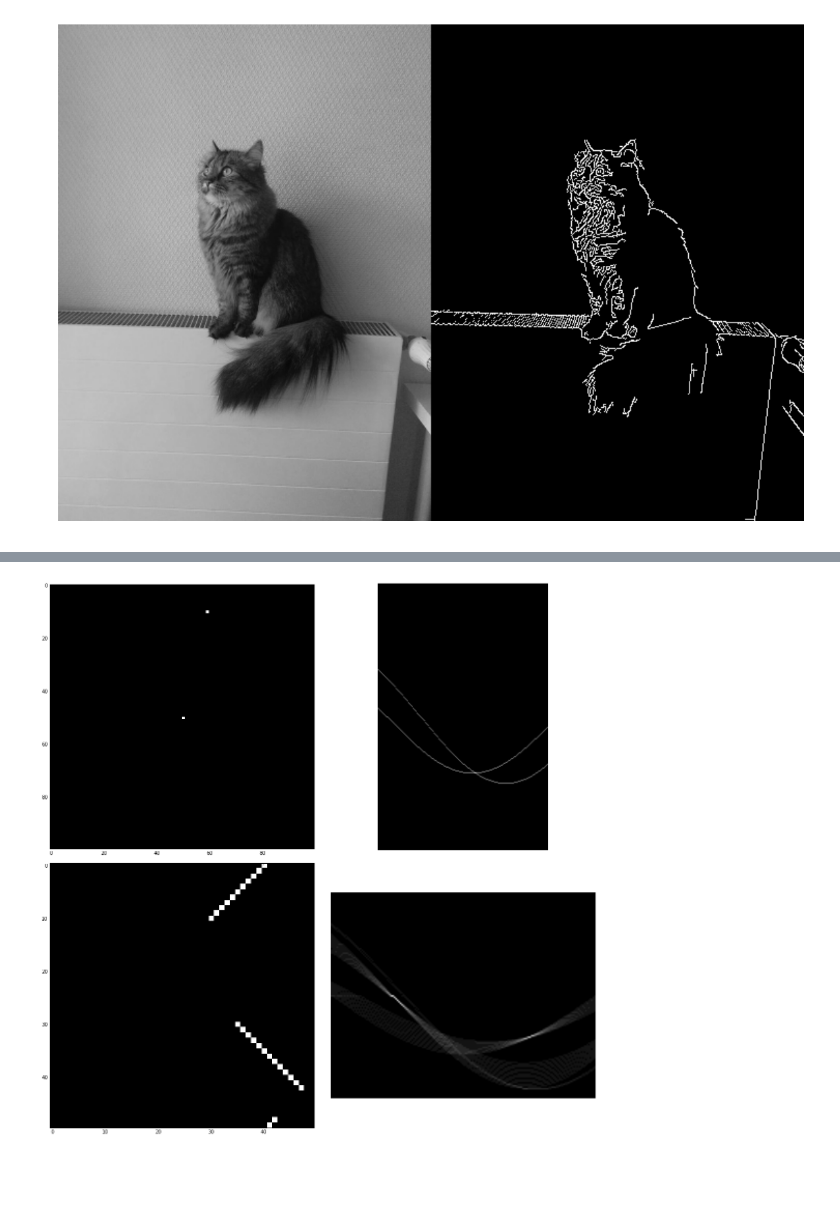
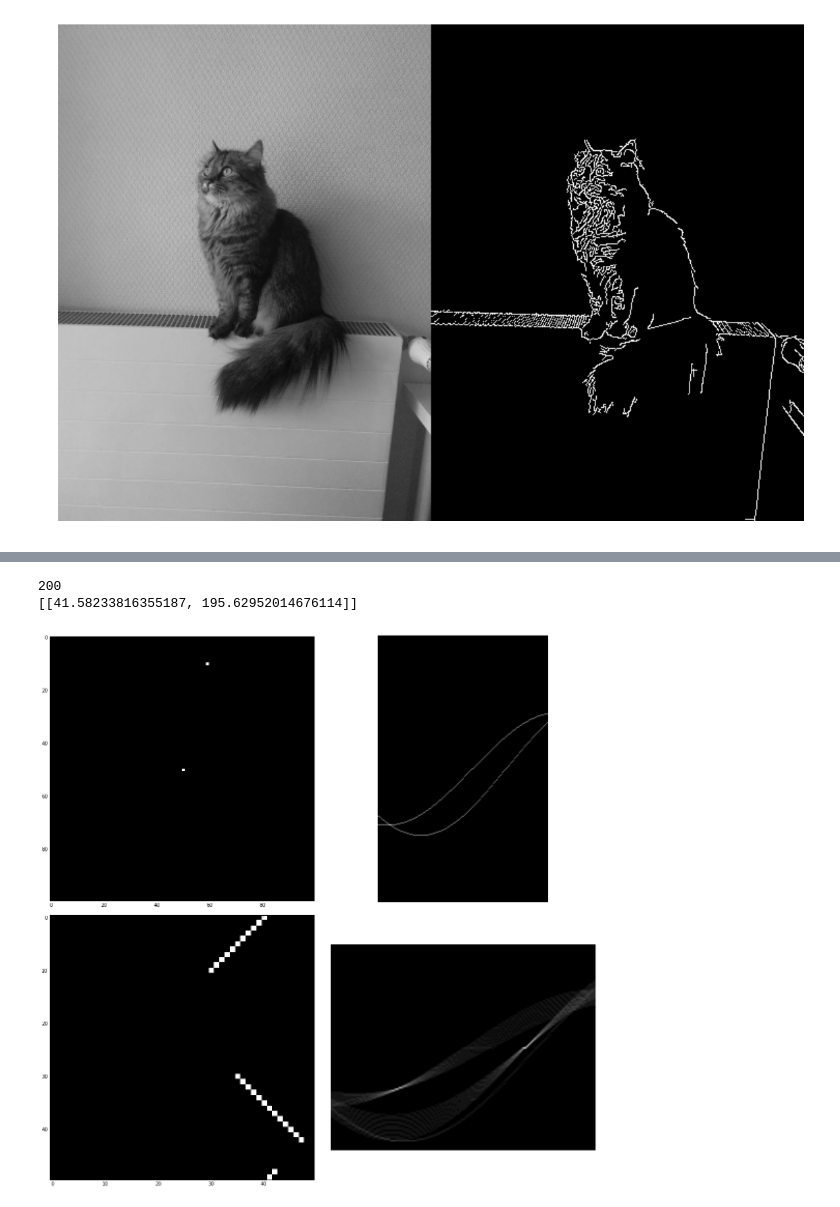
Before and after one commit to justayak/computer_vision_ws2015, a Jupyter notebook: play/Overview.ipynb, the cells around one changed output, grey strips where cells are left out. Cells and saved outputs as stored; diff of their text form; code cells hidden in the pictures; blank space fills up the shorter version.

```diff
--- a/play/Overview.ipynb
+++ b/play/Overview.ipynb
@@ -64,0 +149,16 @@ Smila = jv.imresize(Smila, size)
+# %%
+# DoG (image from wikipedia)
+I = Smila.copy()
+
+A = ndimage.filters.gaussian_filter(I, 0.9)
+B = ndimage.filters.gaussian_filter(I, 4)
+
+C = B - A
+
+I = np.array(Image.open('flow_wiki.jpg').convert('L'))
+
+A = ndimage.filters.gaussian_filter(I, 0.2)
+B = ndimage.filters.gaussian_filter(I, 1)
+C = A - B
+
+jv.plot_mats([I, C], cols=2)
@@ -112,36 +214,81 @@ def transform_hough_space_line(I):
     Extr = jv.extract_points(I)
     for [y,x] in Extr:
         for Phi in range(0, deg):
-            rad = math.radians(Phi-int(deg/2))
+            #rad = math.radians(Phi-int(deg/2))
+            rad = math.radians(Phi)
             p = int(x * math.cos(rad) + y * math.sin(rad))
             p += mdist
             H[p,Phi] = H[p,Phi] + 1
     return H
 
+def dehough_line(H):
+    """
+    de-houghs a hough space using a very primitive method..
+    @params H: Hough space
+    """
+    results = []
+    deg = H.shape[1]
+
+    lower_bound = np.max(H) * 0.5  # everything below is just a point..
+    lowest_dist = 5
+
+    R = (H > lower_bound) * 1
+
+    candidates = jv.extract_points(R)
+    propective_lines = []
+
+    # broken!
+    for i in range(0, len(candidates), 2):
+        for j in range(1, len(candidates), 2):
+            A = candidates[i]
+            B = candidates[j]
+            dist = math.sqrt((A[0]-B[0])**2 + (A[1]-B[1])**2)
+            propective_lines.append(A)
+            if dist > lowest_dist:
+                propective_lines.append(B)
+
+    for [p, Rho] in propective_lines:
+        #rad = math.radians(Rho-int(deg/2))
+        print(p)
+        rad = math.radians(Rho)
+        x = p * math.cos(rad)
+        y = p * math.sin(rad)
+        results.append([y,x])
+
+    return results
+
 H = transform_hough_space_line(I)
+
+R = dehough_line(H)
+print(R)
 
 # Plot the stuff
 f, [[ax, ay], [ax2, ay2]] = plt.subplots(ncols=2, nrows=2)
 f.set_size_inches(16,16)
 ax.imshow(I, cmap=plt.get_cmap('gray'), interpolation="nearest")
+
+#ax.plot([R[0][1], R[0][0]])
+
 ay.imshow(H, cmap=plt.get_cmap('gray'))
 ay.axis('off')
 
 I = np.zeros((50,50))
 for i in range(30, 43):
     I[i,i+5] = 1
     I[40-i,i] = 1
 
 H = transform_hough_space_line(I)
 ax2.imshow(I, cmap=plt.get_cmap('gray'), interpolation="nearest")
 ay2.imshow(H, cmap=plt.get_cmap('gray'))
 
 
 ay2.axis('off')
 plt.tight_layout()
 plt.show()
 # %% [output]
+200
+[[41.58233816355187, 195.62952014676114]]
-[figure, old version]
+[figure, new version]
 # %% [markdown]
 In general, the number of dimensions af the accumulator corresponds to the number of unknown parameteres in the Hough transform problem.
 
```
Also changed, not shown: parts of 9 cells of this notebook, 2 other files.
